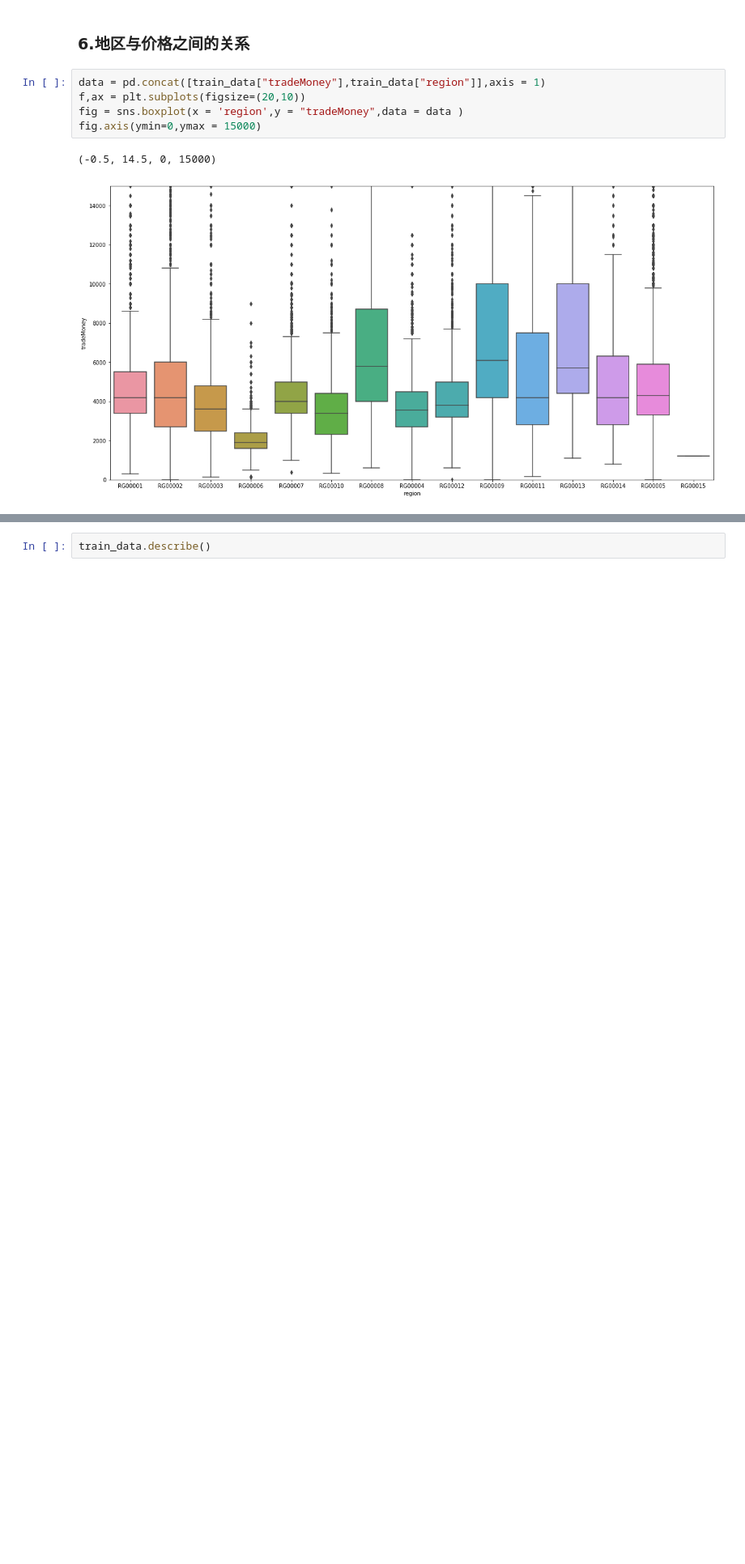
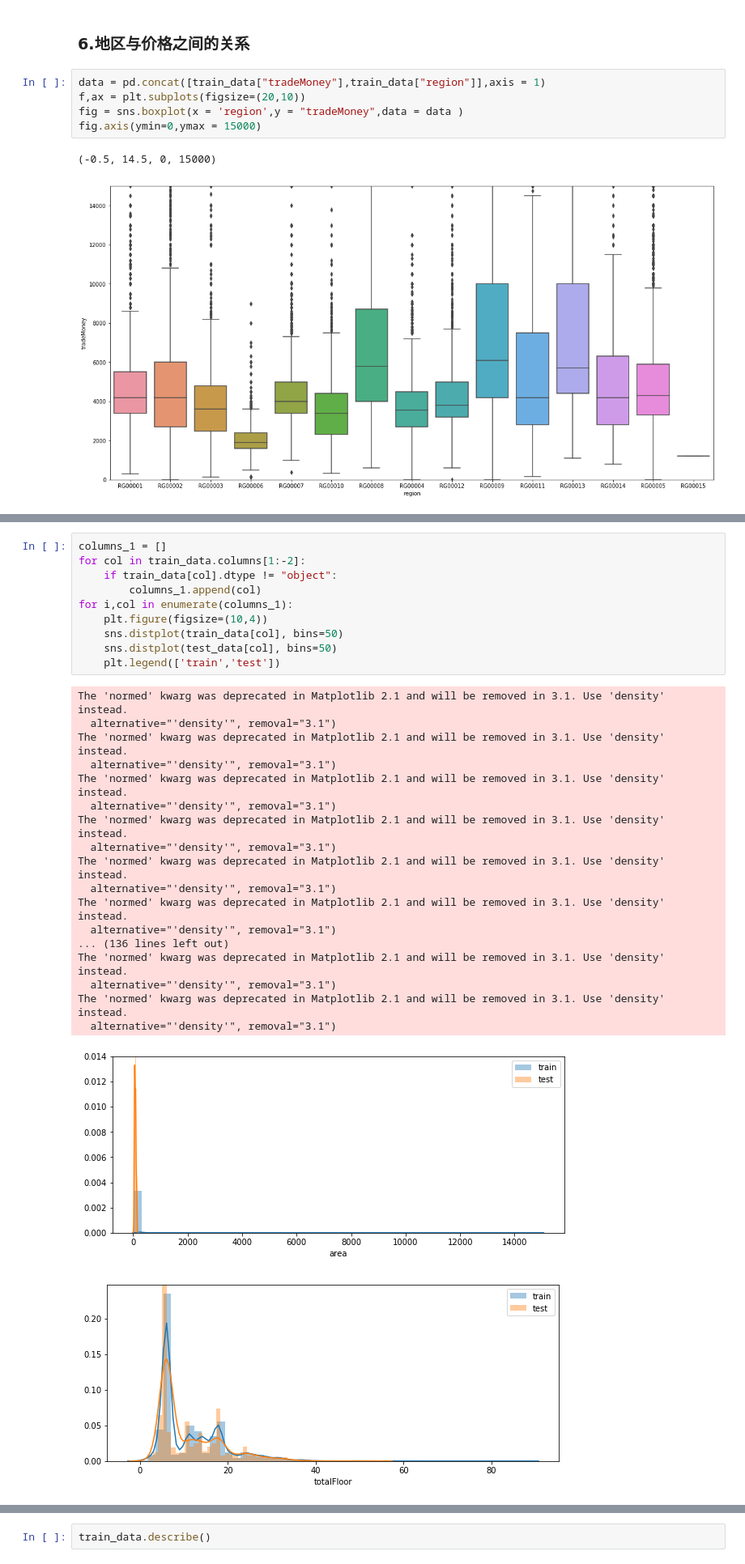
Before and after one commit to Clayygou/---, a Jupyter notebook: EDA.ipynb, the cells around one changed output, grey strips where cells are left out. Shown at 81% size. Saved outputs shown, nothing was run; the diff lists cells and outputs as text; blank space fills up the shorter version.

```diff
--- a/EDA.ipynb
+++ b/EDA.ipynb
@@ -217,0 +218,30 @@ fig.axis(ymin=0,ymax = 15000)
+# %%
+columns_1 = []
+for col in train_data.columns[1:-2]:
+    if train_data[col].dtype != "object":
+        columns_1.append(col)
+for i,col in enumerate(columns_1):
+    plt.figure(figsize=(10,4))
+    sns.distplot(train_data[col], bins=50)
+    sns.distplot(test_data[col], bins=50)
+    plt.legend(['train','test'])
+# %% [output]
+The 'normed' kwarg was deprecated in Matplotlib 2.1 and will be removed in 3.1. Use 'density' instead.
+  alternative="'density'", removal="3.1")
+The 'normed' kwarg was deprecated in Matplotlib 2.1 and will be removed in 3.1. Use 'density' instead.
+  alternative="'density'", removal="3.1")
+The 'normed' kwarg was deprecated in Matplotlib 2.1 and will be removed in 3.1. Use 'density' instead.
+  alternative="'density'", removal="3.1")
+The 'normed' kwarg was deprecated in Matplotlib 2.1 and will be removed in 3.1. Use 'density' instead.
+  alternative="'density'", removal="3.1")
+The 'normed' kwarg was deprecated in Matplotlib 2.1 and will be removed in 3.1. Use 'density' instead.
+  alternative="'density'", removal="3.1")
+The 'normed' kwarg was deprecated in Matplotlib 2.1 and will be removed in 3.1. Use 'density' instead.
+  alternative="'density'", removal="3.1")
+... (136 lines left out)
+The 'normed' kwarg was deprecated in Matplotlib 2.1 and will be removed in 3.1. Use 'density' instead.
+  alternative="'density'", removal="3.1")
+The 'normed' kwarg was deprecated in Matplotlib 2.1 and will be removed in 3.1. Use 'density' instead.
+  alternative="'density'", removal="3.1")
+[figure, added]
+[figure, added]
```
Also changed, not shown: parts of 5 cells of this notebook.
